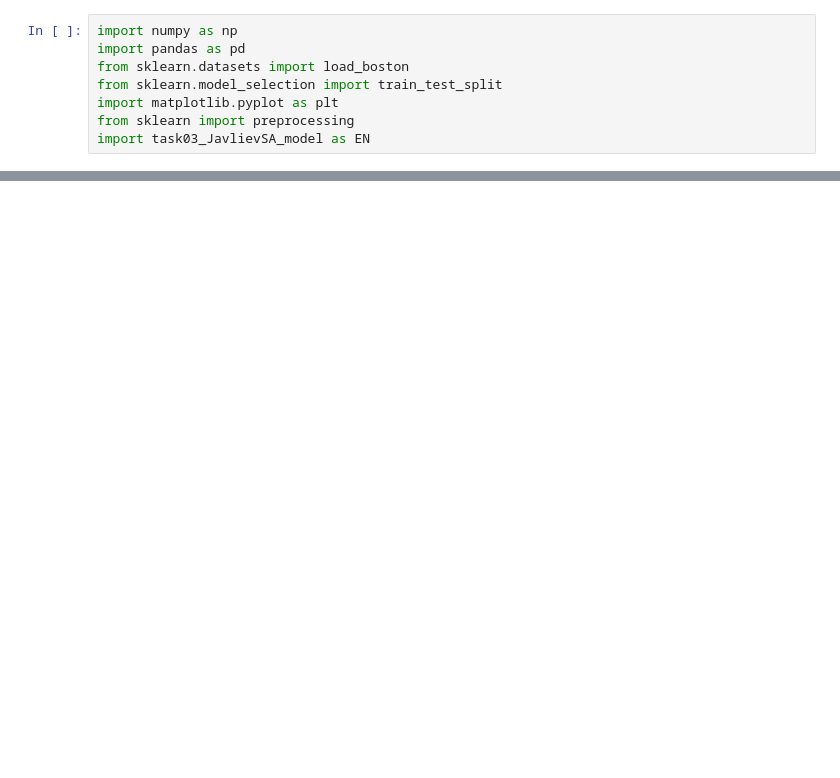
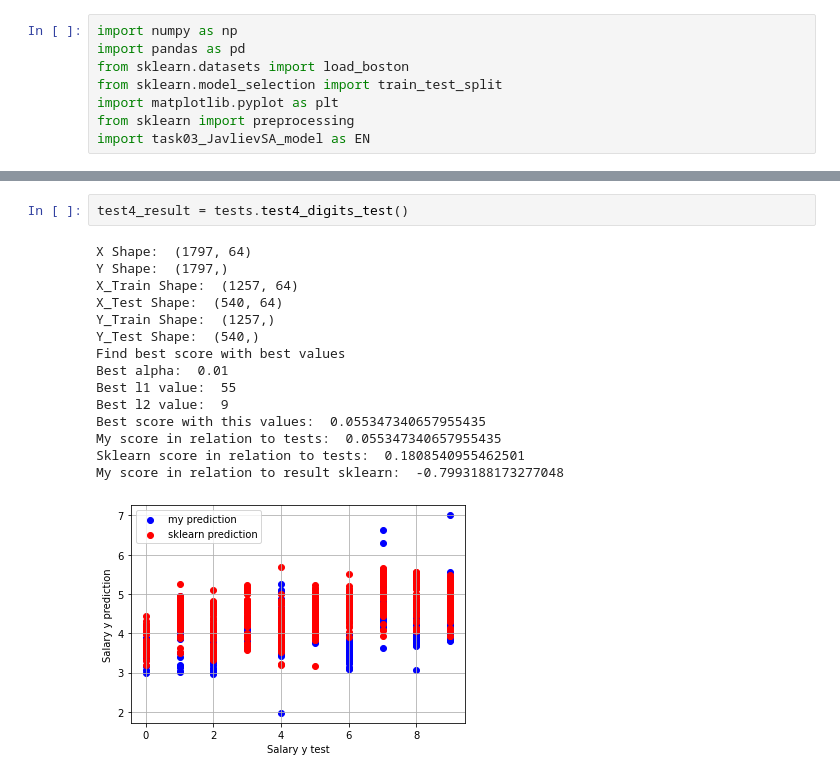
Before and after one commit to Pixelzzz99/ElasticNet_Regression_alg, a Jupyter notebook: task03_JavlievSA_run.ipynb, the cells around one changed output, grey strips where cells are left out. Drawn from its saved outputs; the diff is of its cells as text; blank space fills up the shorter version.

```diff
--- a/task03_JavlievSA_run.ipynb
+++ b/task03_JavlievSA_run.ipynb
@@ -85,0 +67,18 @@ ValueError: x and y must be the same size
+# %%
+test4_result = tests.test4_digits_test()
+# %% [output]
+X Shape:  (1797, 64)
+Y Shape:  (1797,)
+X_Train Shape:  (1257, 64)
+X_Test Shape:  (540, 64)
+Y_Train Shape:  (1257,)
+Y_Test Shape:  (540,)
+Find best score with best values
+Best alpha:  0.01
+Best l1 value:  55
+Best l2 value:  9
+Best score with this values:  0.055347340657955435
+My score in relation to tests:  0.055347340657955435
+Sklearn score in relation to tests:  0.1808540955462501
+My score in relation to result sklearn:  -0.7993188173277048
+[figure, added]
```
Also changed, not shown: parts of 18 cells of this notebook, 2 other files.
